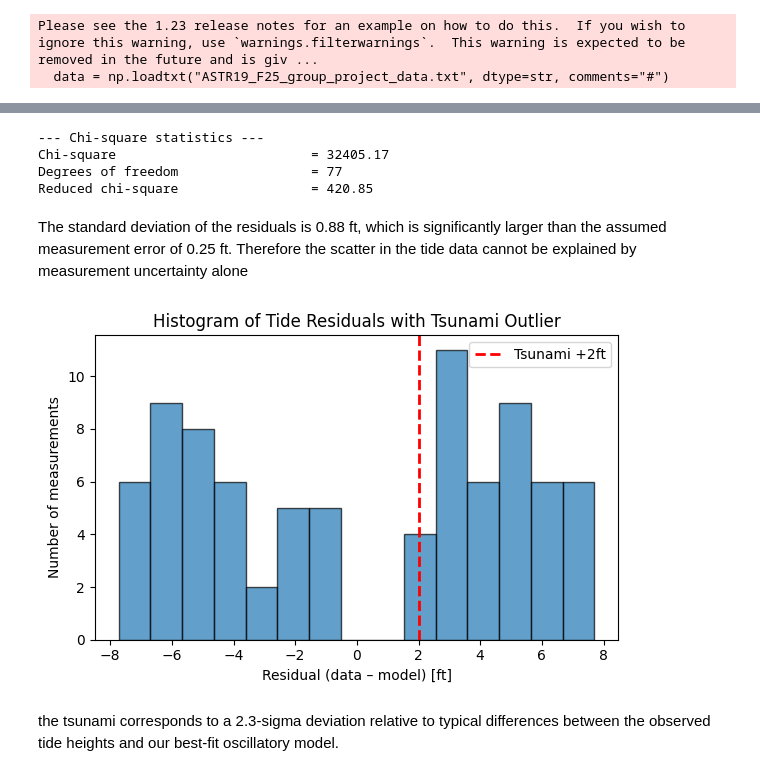
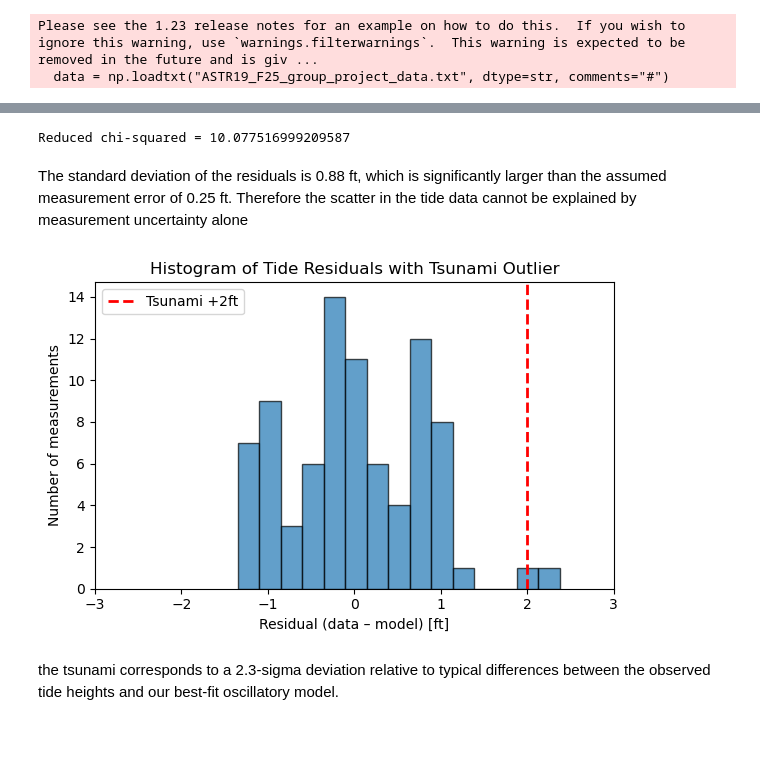
Before and after one commit to CAO23313/ASTR-19_Group-Project, a Jupyter notebook: Tidal_Proj-4.ipynb, the cells around one changed output, grey strips where cells are left out. Cells and saved outputs as stored; diff of their text form; code cells hidden in the pictures; blank space fills up the shorter version.

```diff
--- a/Tidal_Proj-4.ipynb
+++ b/Tidal_Proj-4.ipynb
@@ -33,19 +40,25 @@ def tide_function(t, A1=3, A2=1.5, A3=0.5, phi1=0, phi2=np.pi/2, phi3=0, C=0):
 # %%
-sigma = 0.25*np.ones_like(heights)
+sigma = 0.25  # ft
 
-A_guess = 0.5*(heights.max() - heights.min())
+A_guess = 0.5 * (heights.max() - heights.min())
 C_guess = heights.mean()
-p0 = [A_guess, A_guess/2.0, 0.0, 0.0, C_guess]
+
+p0 = [
+    A_guess,        # A1
+    A_guess / 2.0,  # A2
+    A_guess / 4.0,  # A3
+    0.0,            # phi1
+    0.0,            # phi2
+    0.0,            # phi3
+    C_guess         # C
+]
 
 popt, pcov = curve_fit(
     tide_function,
-    t_hours,
-    heights,
+    t_fitdata,
+    h_fitdata,
     p0=p0,
-    sigma=sigma,
+    sigma=sigma_fit,
     absolute_sigma=True,
-    maxfev=10000
+    maxfev=20000
 )
-
-print("Best-fit parameters [A1, A2, phi1, phi2, C] =")
-print(popt)
@@ -72,12 +82,13 @@ plt.show()
 # %%
-model_heights = tide_function(t_hours, *popt)
-residuals = heights - model_heights
+model_all = tide_function(t_hours, *popt)
 
+# Residuals for all points
+residuals = heights - model_all
+
+# Basic stats
 resid_mean = np.mean(residuals)
-resid_std = np.std(residuals, ddof=1)
+resid_std  = np.std(residuals, ddof=1)
 
-print("\n--- Residual statistics ---")
-print("Mean residual (data - model)       = {:.4f} ft".format(resid_mean))
-print("Standard deviation of residuals    = {:.4f} ft".format(resid_std))
-print("Assumed measurement error (sigma)  = {:.4f} ft".format(0.25))
+print("Mean residual (all data) =", resid_mean)
+print("Std of residuals (all data) =", resid_std)
 # %% [output]
@@ -128,17 +135,10 @@ Estimated intrinsic scatter        = 4.9941 ft
 # %%
-chi2 = np.sum((residuals / sigma_meas)**2)
-dof = len(heights) - len(popt)  # N_data - N_params
+chi2 = np.sum((residuals / 0.25)**2)
+dof = len(residuals) - len(popt)
 chi2_red = chi2 / dof
-
-print("\n--- Chi-square statistics ---")
-print("Chi-square                         = {:.2f}".format(chi2))
-print("Degrees of freedom                 = {}".format(dof))
-print("Reduced chi-square                 = {:.2f}".format(chi2_red))
+print("Reduced chi-squared =", chi2_red)
 # %% [output]
---- Chi-square statistics ---
-Chi-square                         = 32405.17
-Degrees of freedom                 = 77
-Reduced chi-square                 = 420.85
+Reduced chi-squared = 10.077516999209587
 # %% [markdown]
 The standard deviation of the residuals is 0.88 ft, which is significantly larger than the assumed measurement error of 0.25 ft. Therefore the scatter in the tide data cannot be explained by measurement uncertainty alone
 # %%
@@ -147,18 +147,20 @@ residuals_with_tsunami = np.append(residuals, tsunami_residual)
 # %%
 plt.figure(figsize=(6,4))
 plt.hist(residuals_with_tsunami, bins=15, edgecolor='black', alpha=0.7)
 
 plt.axvline(2.0, color='red', linestyle='--', linewidth=2, label="Tsunami +2ft")
 plt.legend()
 
 plt.xlabel("Residual (data – model) [ft]")
 plt.ylabel("Number of measurements")
 plt.title("Histogram of Tide Residuals with Tsunami Outlier")
 
+plt.xlim(-3, 3)
+
 plt.tight_layout()
 plt.savefig("tide_residual_histogram_with_tsunami.pdf")
 plt.show()
 # %% [output]
-[figure, old version]
+[figure, new version]
 # %% [markdown]
 the tsunami corresponds to a 2.3-sigma deviation relative to typical differences between the observed tide heights and our best-fit oscillatory model.
```
Also changed, not shown: parts of 10 cells of this notebook.
